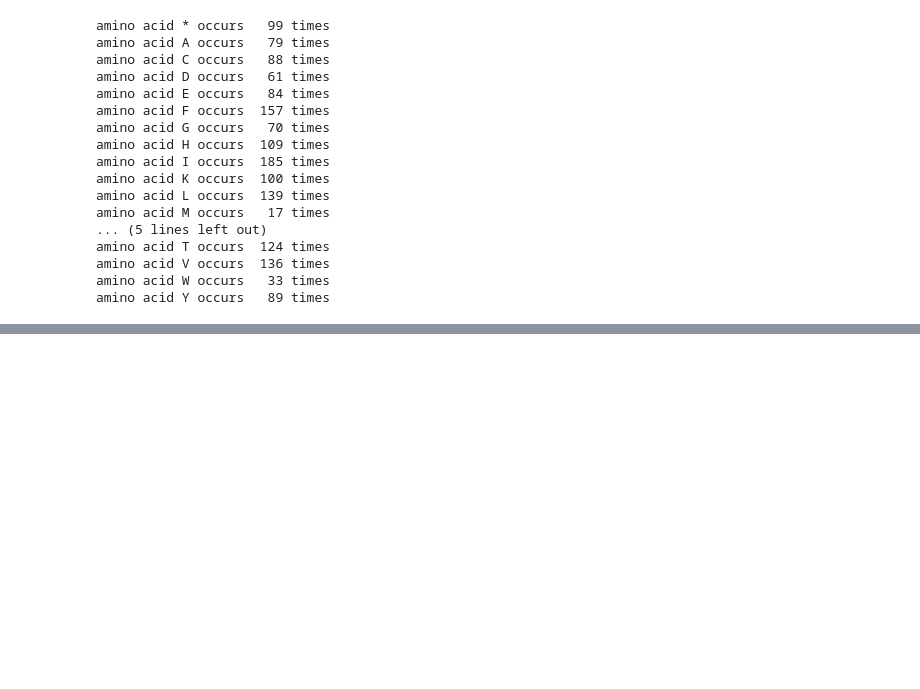
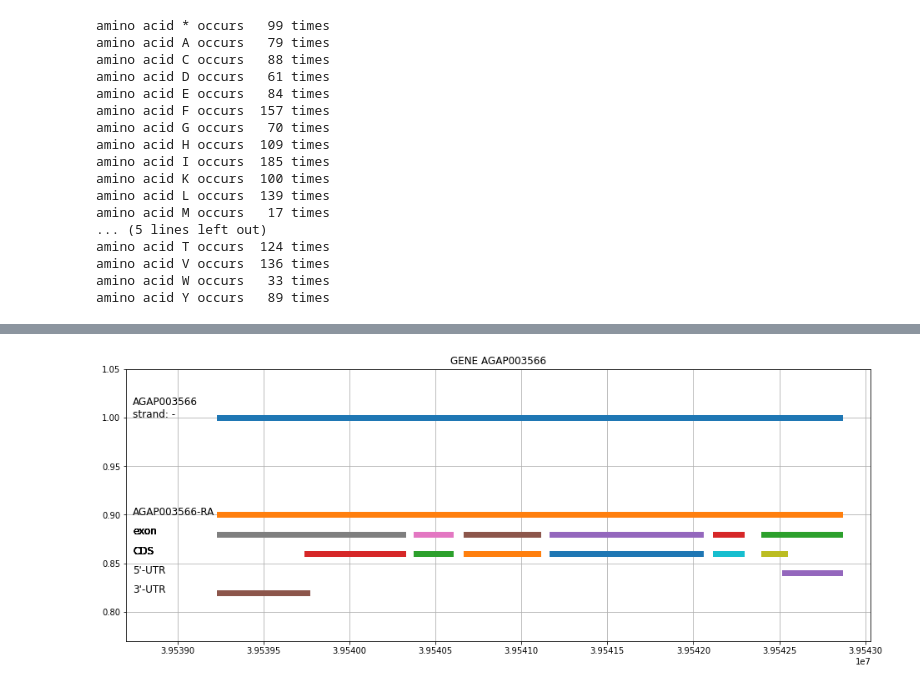
Before and after one commit to wesmith/Bioinformatics-with-Python-Cookbook-third-edition, a Jupyter notebook: WS_notebooks/WS_ch05D.ipynb, the cells around one changed output, grey strips where cells are left out. Saved outputs shown, nothing was run; the diff lists cells and outputs as text; code cells hidden in the pictures; blank space fills up the shorter version.

```diff
--- a/WS_notebooks/WS_ch05D.ipynb
+++ b/WS_notebooks/WS_ch05D.ipynb
@@ -381,0 +416,5 @@ axs.set_ylim(0.5, 1.1)
+# %%
+gene_id = 'AGAP003566' # has 3', 5' for plot testing: good example, works; only 1 mRNA though
+out = plot_gene(db, gene_id)
+# %% [output]
+[figure, added]
```
Also changed, not shown: parts of 16 cells of this notebook.
